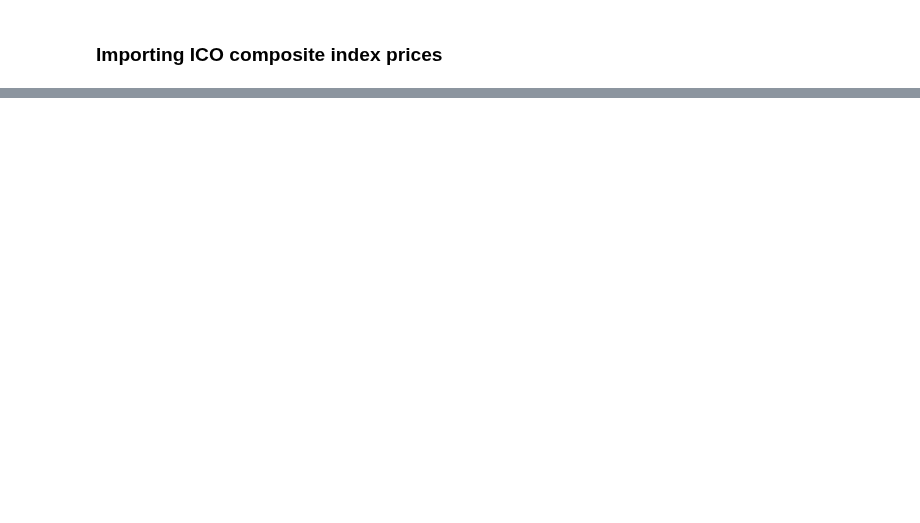
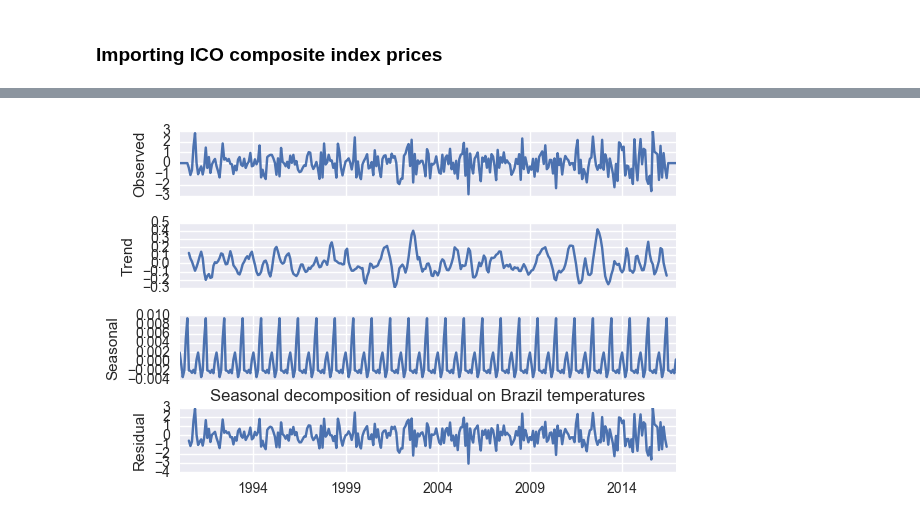
Before and after one commit to mohsseha/DSI-BOS-students, a Jupyter notebook: ntmitchell/capstone project/master-notebook.ipynb, the cells around one changed output, grey strips where cells are left out. Drawn from its saved outputs; the diff is of its cells as text; code cells hidden in the pictures; blank space fills up the shorter version.

```diff
--- a/ntmitchell/capstone project/master-notebook.ipynb
+++ b/ntmitchell/capstone project/master-notebook.ipynb
@@ -220,0 +62,6 @@ There is a lot of missing data. But in the end, we want to know if the crop was
+# %%
+seasonal_decompose(brazil_temperature_seasonal_decomp.resid.fillna(0), freq = 12).plot()
+plt.title("Seasonal decomposition of residual on Brazil temperatures")
+plt.show()
+# %% [output]
+[figure, added]
```
Also changed, not shown: parts of 31 cells of this notebook, 5 other files.
